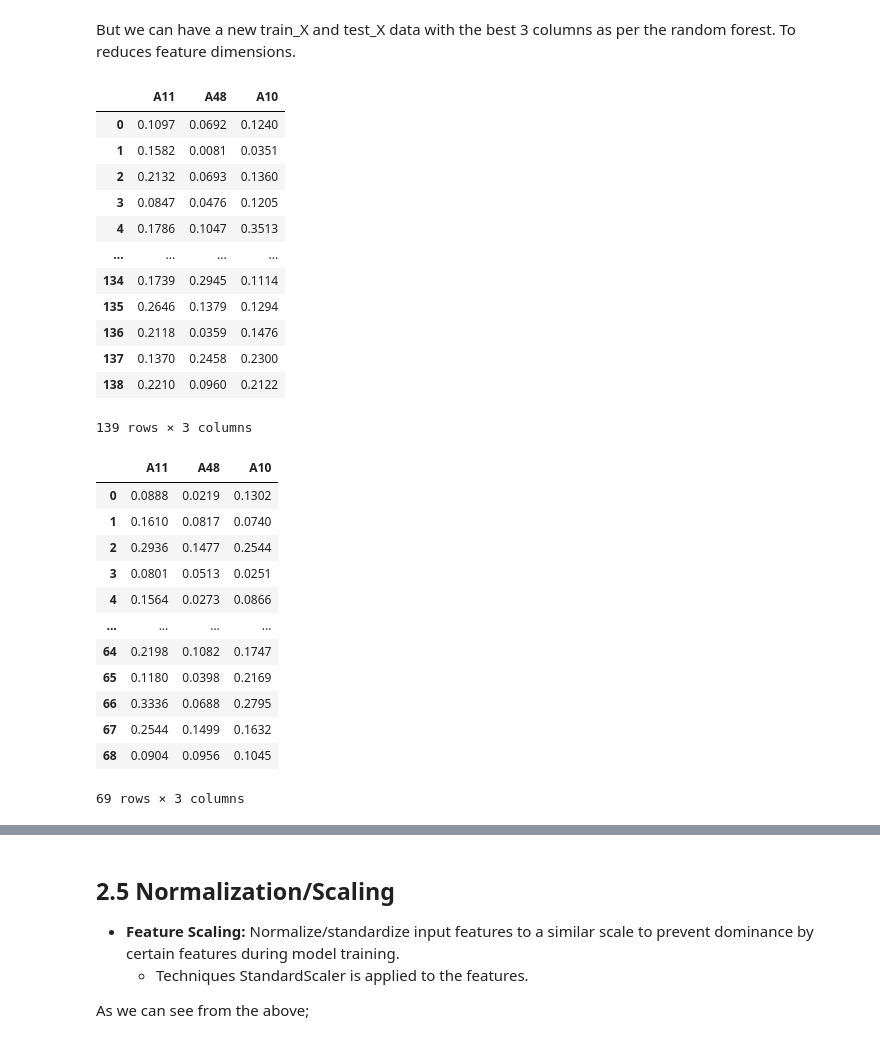
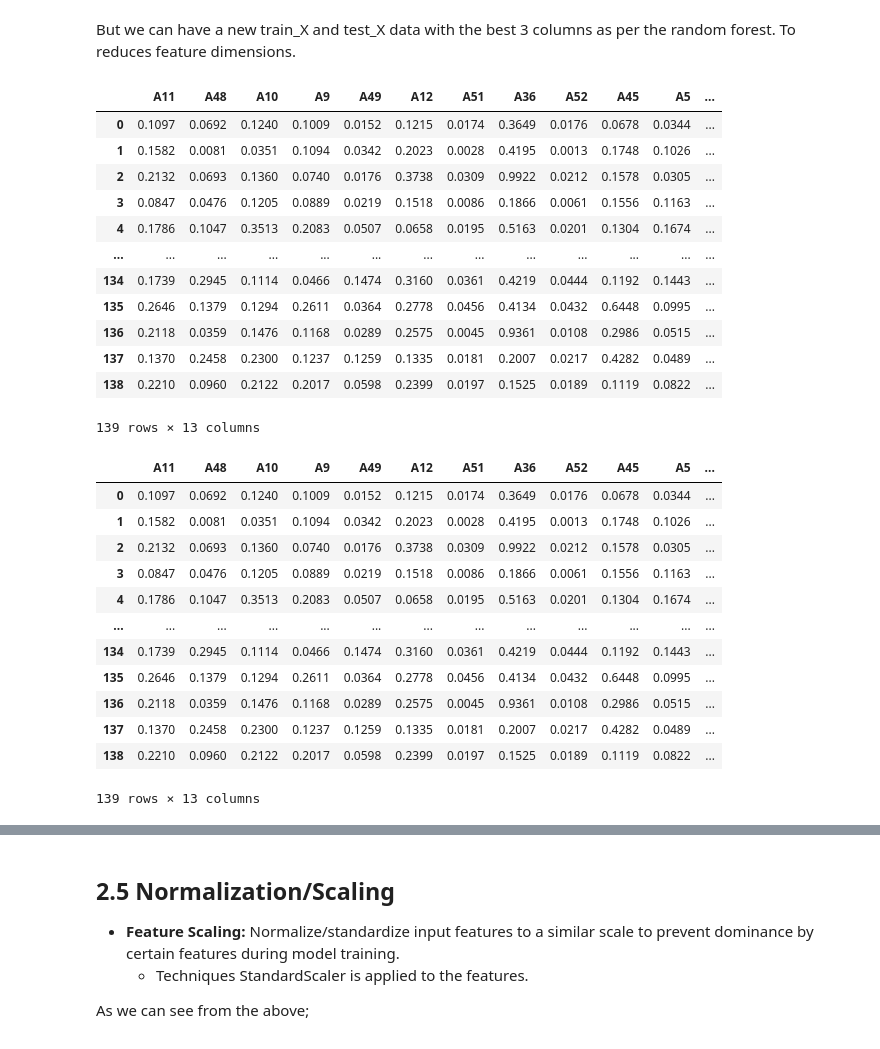
Before and after one commit to rjosh003-CS/Data-Mining-coursework, a Jupyter notebook: DM_Coursework_part_1.ipynb, the cells around one changed output, grey strips where cells are left out. Drawn from its saved outputs; the diff is of its cells as text; code cells hidden in the pictures.

```diff
--- a/DM_Coursework_part_1.ipynb
+++ b/DM_Coursework_part_1.ipynb
@@ -463,3 +465,16 @@ def Minkowski_distance(q_s: list= None):
+# %%
+def concat_columns(df: pd.DataFrame, features: list, targets: list):
+  """
+    method: concat_columns
+    params:
+      df: pd.DataFrame
+      features: list of features names
+      targets: list of targets names
+
+    description: It takes a pandas dataframe and returns the columns and targets
+      as a new dataframe.
+  """
+  return pd.concat([df[features], df[targets]], axis = 1)
 # %% [markdown]
 ## 2.1 Data Loading
 # %%
@@ -1115,0 +1133,3 @@ test_X3 = test_X[best_columns_3]
+# %%
+train_data_12 = concat_columns(train_data, best_columns_12, ["Class"])
+test_data_12 = concat_columns(train_data, best_columns_12, ["Class"])
@@ -1116,30 +1139,30 @@ test_X3 = test_X[best_columns_3]
 # %%
-display(train_X3)
-display(test_X3)
+display(train_data_12)
+display(test_data_12)
 # %% [output]
-|  | A11 | A48 | A10 |
-| 0 | 0.1097 | 0.0692 | 0.1240 |
-| 1 | 0.1582 | 0.0081 | 0.0351 |
-| 2 | 0.2132 | 0.0693 | 0.1360 |
-| 3 | 0.0847 | 0.0476 | 0.1205 |
-| 4 | 0.1786 | 0.1047 | 0.3513 |
-| ... | ... | ... | ... |
-| 134 | 0.1739 | 0.2945 | 0.1114 |
-| 135 | 0.2646 | 0.1379 | 0.1294 |
-| 136 | 0.2118 | 0.0359 | 0.1476 |
-| 137 | 0.1370 | 0.2458 | 0.2300 |
-| 138 | 0.2210 | 0.0960 | 0.2122 |
+|  | A11 | A48 | A10 | A9 | A49 | A12 | A51 | A36 | A52 | A45 | A5 | ... |
+| 0 | 0.1097 | 0.0692 | 0.1240 | 0.1009 | 0.0152 | 0.1215 | 0.0174 | 0.3649 | 0.0176 | 0.0678 | 0.0344 | ... |
+| 1 | 0.1582 | 0.0081 | 0.0351 | 0.1094 | 0.0342 | 0.2023 | 0.0028 | 0.4195 | 0.0013 | 0.1748 | 0.1026 | ... |
+| 2 | 0.2132 | 0.0693 | 0.1360 | 0.0740 | 0.0176 | 0.3738 | 0.0309 | 0.9922 | 0.0212 | 0.1578 | 0.0305 | ... |
+| 3 | 0.0847 | 0.0476 | 0.1205 | 0.0889 | 0.0219 | 0.1518 | 0.0086 | 0.1866 | 0.0061 | 0.1556 | 0.1163 | ... |
+| 4 | 0.1786 | 0.1047 | 0.3513 | 0.2083 | 0.0507 | 0.0658 | 0.0195 | 0.5163 | 0.0201 | 0.1304 | 0.1674 | ... |
+| ... | ... | ... | ... | ... | ... | ... | ... | ... | ... | ... | ... | ... |
+| 134 | 0.1739 | 0.2945 | 0.1114 | 0.0466 | 0.1474 | 0.3160 | 0.0361 | 0.4219 | 0.0444 | 0.1192 | 0.1443 | ... |
+| 135 | 0.2646 | 0.1379 | 0.1294 | 0.2611 | 0.0364 | 0.2778 | 0.0456 | 0.4134 | 0.0432 | 0.6448 | 0.0995 | ... |
+| 136 | 0.2118 | 0.0359 | 0.1476 | 0.1168 | 0.0289 | 0.2575 | 0.0045 | 0.9361 | 0.0108 | 0.2986 | 0.0515 | ... |
+| 137 | 0.1370 | 0.2458 | 0.2300 | 0.1237 | 0.1259 | 0.1335 | 0.0181 | 0.2007 | 0.0217 | 0.4282 | 0.0489 | ... |
+| 138 | 0.2210 | 0.0960 | 0.2122 | 0.2017 | 0.0598 | 0.2399 | 0.0197 | 0.1525 | 0.0189 | 0.1119 | 0.0822 | ... |
-139 rows × 3 columns
+139 rows × 13 columns
-|  | A11 | A48 | A10 |
-| 0 | 0.0888 | 0.0219 | 0.1302 |
-| 1 | 0.1610 | 0.0817 | 0.0740 |
-| 2 | 0.2936 | 0.1477 | 0.2544 |
-| 3 | 0.0801 | 0.0513 | 0.0251 |
-| 4 | 0.1564 | 0.0273 | 0.0866 |
-| ... | ... | ... | ... |
-| 64 | 0.2198 | 0.1082 | 0.1747 |
-| 65 | 0.1180 | 0.0398 | 0.2169 |
-| 66 | 0.3336 | 0.0688 | 0.2795 |
-| 67 | 0.2544 | 0.1499 | 0.1632 |
-| 68 | 0.0904 | 0.0956 | 0.1045 |
+|  | A11 | A48 | A10 | A9 | A49 | A12 | A51 | A36 | A52 | A45 | A5 | ... |
+| 0 | 0.1097 | 0.0692 | 0.1240 | 0.1009 | 0.0152 | 0.1215 | 0.0174 | 0.3649 | 0.0176 | 0.0678 | 0.0344 | ... |
+| 1 | 0.1582 | 0.0081 | 0.0351 | 0.1094 | 0.0342 | 0.2023 | 0.0028 | 0.4195 | 0.0013 | 0.1748 | 0.1026 | ... |
+| 2 | 0.2132 | 0.0693 | 0.1360 | 0.0740 | 0.0176 | 0.3738 | 0.0309 | 0.9922 | 0.0212 | 0.1578 | 0.0305 | ... |
+| 3 | 0.0847 | 0.0476 | 0.1205 | 0.0889 | 0.0219 | 0.1518 | 0.0086 | 0.1866 | 0.0061 | 0.1556 | 0.1163 | ... |
+| 4 | 0.1786 | 0.1047 | 0.3513 | 0.2083 | 0.0507 | 0.0658 | 0.0195 | 0.5163 | 0.0201 | 0.1304 | 0.1674 | ... |
+| ... | ... | ... | ... | ... | ... | ... | ... | ... | ... | ... | ... | ... |
+| 134 | 0.1739 | 0.2945 | 0.1114 | 0.0466 | 0.1474 | 0.3160 | 0.0361 | 0.4219 | 0.0444 | 0.1192 | 0.1443 | ... |
+| 135 | 0.2646 | 0.1379 | 0.1294 | 0.2611 | 0.0364 | 0.2778 | 0.0456 | 0.4134 | 0.0432 | 0.6448 | 0.0995 | ... |
+| 136 | 0.2118 | 0.0359 | 0.1476 | 0.1168 | 0.0289 | 0.2575 | 0.0045 | 0.9361 | 0.0108 | 0.2986 | 0.0515 | ... |
+| 137 | 0.1370 | 0.2458 | 0.2300 | 0.1237 | 0.1259 | 0.1335 | 0.0181 | 0.2007 | 0.0217 | 0.4282 | 0.0489 | ... |
+| 138 | 0.2210 | 0.0960 | 0.2122 | 0.2017 | 0.0598 | 0.2399 | 0.0197 | 0.1525 | 0.0189 | 0.1119 | 0.0822 | ... |
-69 rows × 3 columns
+139 rows × 13 columns
```
Also changed, not shown: parts of 19 cells of this notebook.
